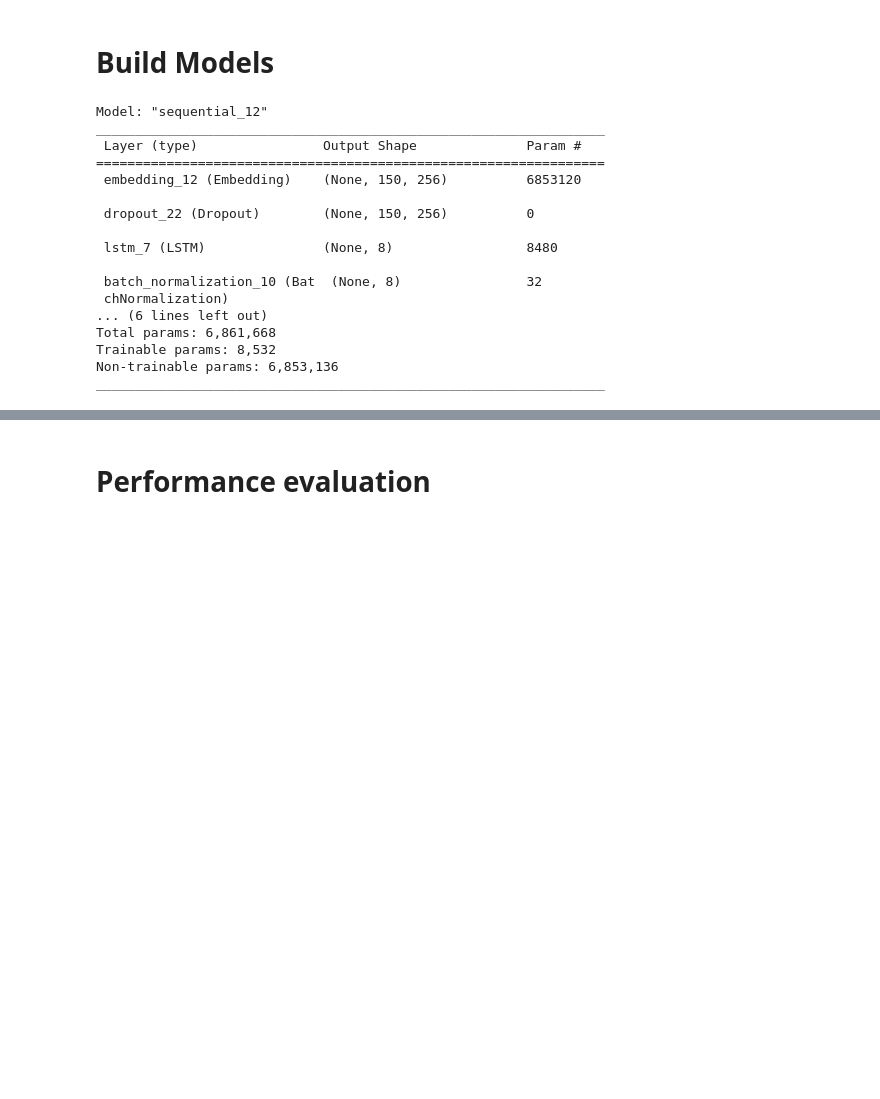
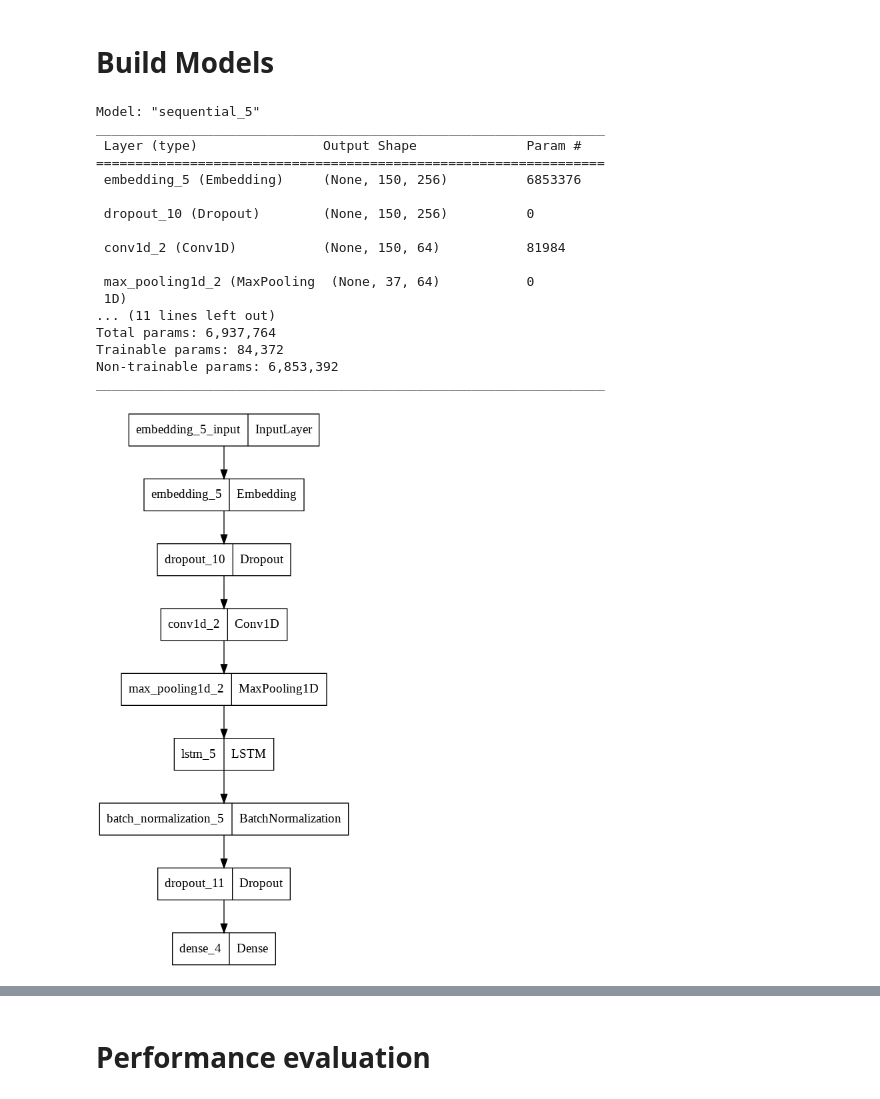
Before and after one commit to ahmedazab1235/CORELIA-task, a Jupyter notebook: 2ndChallenge/2nd_Challenge_emotion_analysis.ipynb, the cells around one changed output, grey strips where cells are left out. Saved outputs shown, nothing was run; the diff lists cells and outputs as text; code cells hidden in the pictures; blank space fills up the shorter version.

```diff
--- a/2ndChallenge/2nd_Challenge_emotion_analysis.ipynb
+++ b/2ndChallenge/2nd_Challenge_emotion_analysis.ipynb
@@ -316,6 +272,6 @@ df.clean_Review.iloc[np.random.randint(0,5000)]
 # %%
 # create list sentences contain list of list of words [[],[],[]]
-sentences = [i.split() for i in df.clean_Review]
+sentences = [i.split() for i in df.clean_content]
 # %%
 words = [word for text in sentences for word in text]
 # %%
@@ -415,32 +371,32 @@ filters = 64
 pool_size = 4
 model = Sequential()
 model.add(Embedding(input_dim=n_symbols,input_length=input_length,mask_zero=True,weights=[embedding_weights],trainable=False,output_dim=vocab_dim))#No masking allowed for Conv1D
-model.add(Dropout(0.5))
-# model.add(Conv1D(filters,kernel_size,padding='same',activation='relu',strides=1))
-# model.add(MaxPooling1D(pool_size=pool_size))
+model.add(Dropout(0.2))
+model.add(Conv1D(filters,kernel_size,padding='same',activation='relu',strides=1))
+model.add(MaxPooling1D(pool_size=pool_size))
 # model.add(Conv1D(filters,kernel_size,padding='valid',activation='relu',strides=1))
 # model.add(MaxPooling1D(pool_size=pool_size))
 model.add(LSTM(8))
 model.add(BatchNormalization())
-model.add(Dropout(0.5))
+model.add(Dropout(0.2))
 model.add(Dense(class_len,activation='softmax'))
 model.compile(loss='sparse_categorical_crossentropy', optimizer='adam', metrics=['accuracy'])
 model.summary()
 # %% [output]
-Model: "sequential_12"
+Model: "sequential_5"
 _________________________________________________________________
  Layer (type)                Output Shape              Param #
 =================================================================
- embedding_12 (Embedding)    (None, 150, 256)          6853120
+ embedding_5 (Embedding)     (None, 150, 256)          6853376
 
- dropout_22 (Dropout)        (None, 150, 256)          0
+ dropout_10 (Dropout)        (None, 150, 256)          0
 
- lstm_7 (LSTM)               (None, 8)                 8480
+ conv1d_2 (Conv1D)           (None, 150, 64)           81984
 
- batch_normalization_10 (Bat  (None, 8)                32
- chNormalization)
-... (6 lines left out)
-Total params: 6,861,668
-Trainable params: 8,532
-Non-trainable params: 6,853,136
+ max_pooling1d_2 (MaxPooling  (None, 37, 64)           0
+ 1D)
+... (11 lines left out)
+Total params: 6,937,764
+Trainable params: 84,372
+Non-trainable params: 6,853,392
 _________________________________________________________________
@@ -449,3 +403,7 @@ _________________________________________________________________
+# %%
+plot_model(model)
+# %% [output]
+[figure, added]
 # %%
 # #early stop to prevent overfitting
 early_stopping = EarlyStopping(monitor='val_accuracy', mode='max', patience=5, restore_best_weights=True)
```
Also changed, not shown: parts of 108 cells of this notebook, 3 other files.
